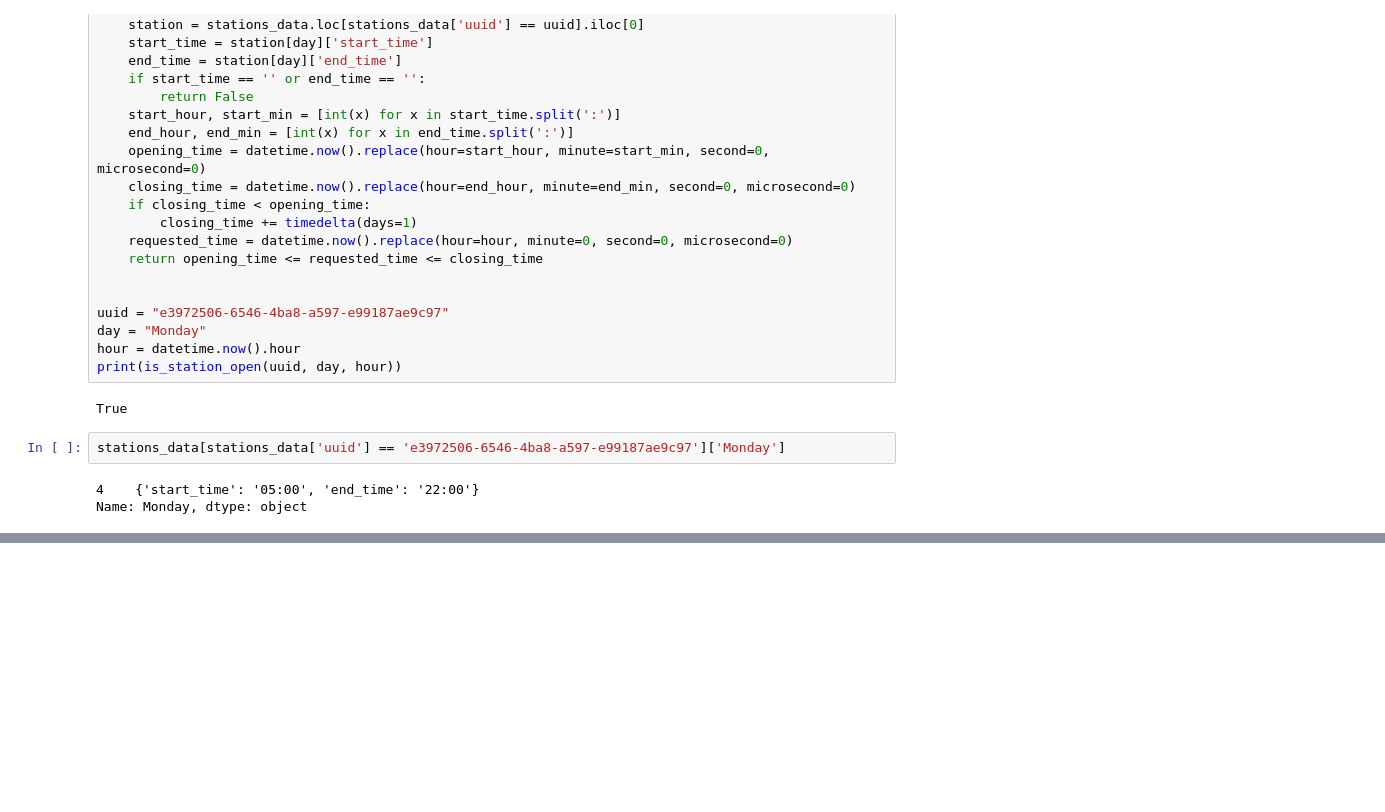
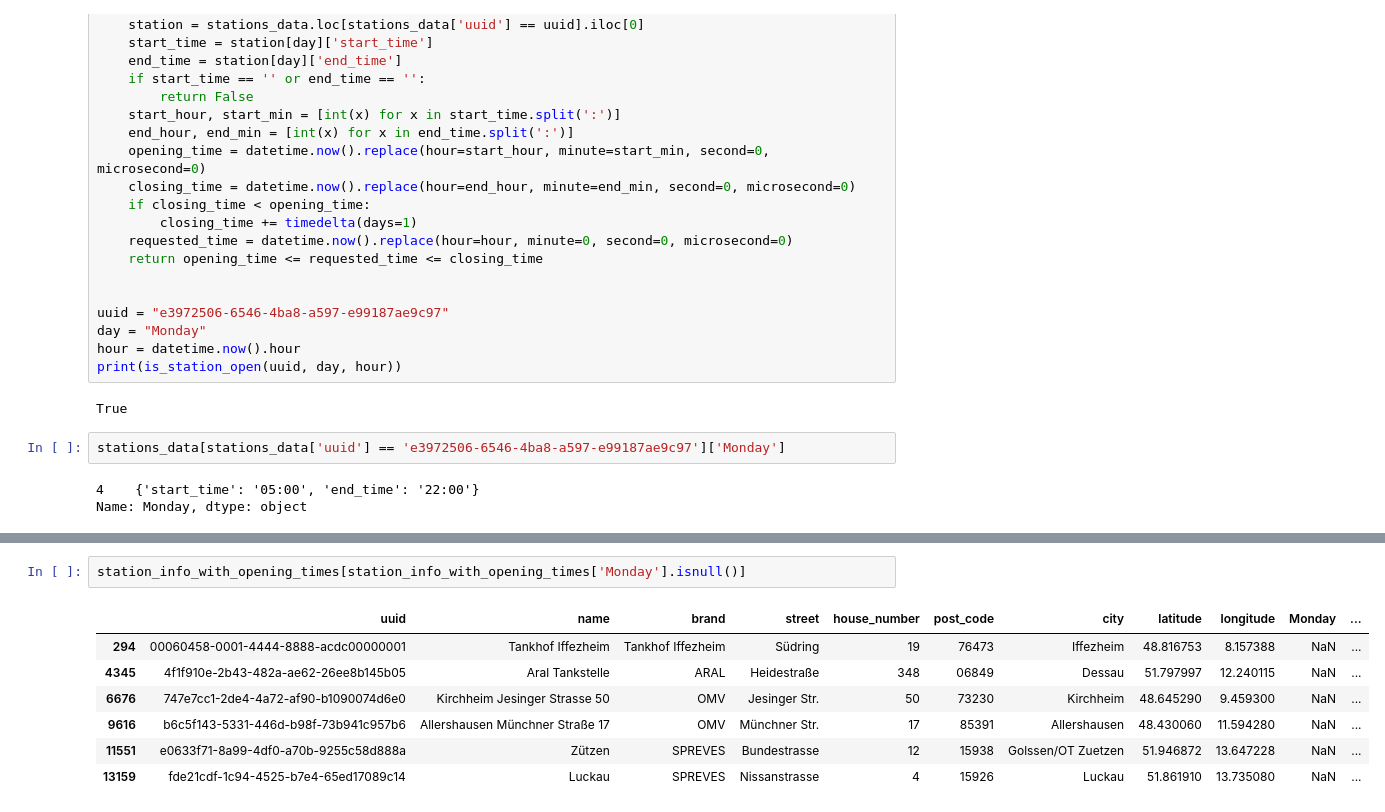
Before and after one commit to petrol-price-predictor/jurassic-juice-juggler, a Jupyter notebook: eda_data.ipynb, the cells around one changed output, grey strips where cells are left out. Cells and saved outputs as stored; diff of their text form; blank space fills up the shorter version.

```diff
--- a/eda_data.ipynb
+++ b/eda_data.ipynb
@@ -404,0 +501,10 @@ Name: Monday, dtype: object
+# %%
+station_info_with_opening_times[station_info_with_opening_times['Monday'].isnull()]
+# %% [output]
+|  | uuid | name | brand | street | house_number | post_code | city | latitude | longitude | Monday | ... |
+| 294 | 00060458-0001-4444-8888-acdc00000001 | Tankhof Iffezheim | Tankhof Iffezheim | Südring | 19 | 76473 | Iffezheim | 48.816753 | 8.157388 | NaN | ... |
+| 4345 | 4f1f910e-2b43-482a-ae62-26ee8b145b05 | Aral Tankstelle | ARAL | Heidestraße | 348 | 06849 | Dessau | 51.797997 | 12.240115 | NaN | ... |
+| 6676 | 747e7cc1-2de4-4a72-af90-b1090074d6e0 | Kirchheim Jesinger Strasse 50 | OMV | Jesinger Str. | 50 | 73230 | Kirchheim | 48.645290 | 9.459300 | NaN | ... |
+| 9616 | b6c5f143-5331-446d-b98f-73b941c957b6 | Allershausen Münchner Straße 17 | OMV | Münchner Str. | 17 | 85391 | Allershausen | 48.430060 | 11.594280 | NaN | ... |
+| 11551 | e0633f71-8a99-4df0-a70b-9255c58d888a | Zützen | SPREVES | Bundestrasse | 12 | 15938 | Golssen/OT Zuetzen | 51.946872 | 13.647228 | NaN | ... |
+| 13159 | fde21cdf-1c94-4525-b7e4-65ed17089c14 | Luckau | SPREVES | Nissanstrasse | 4 | 15926 | Luckau | 51.861910 | 13.735080 | NaN | ... |
```
Also changed, not shown: parts of 7 cells of this notebook.
